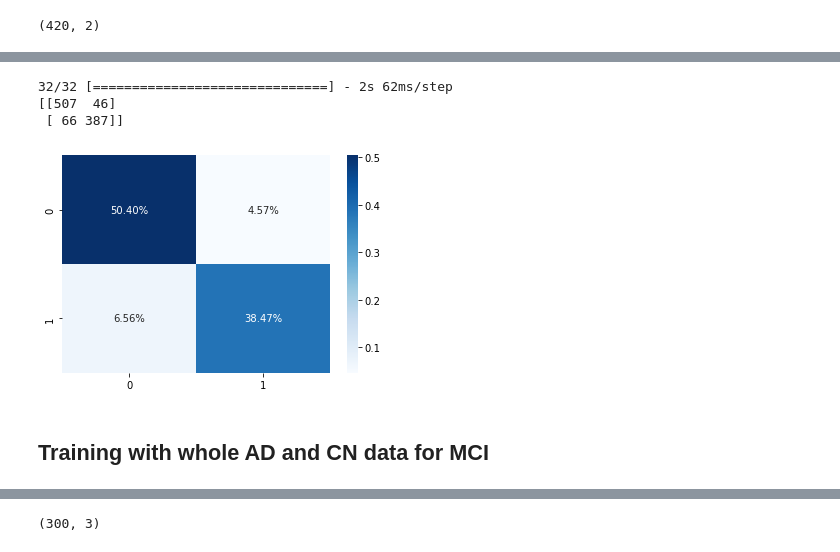
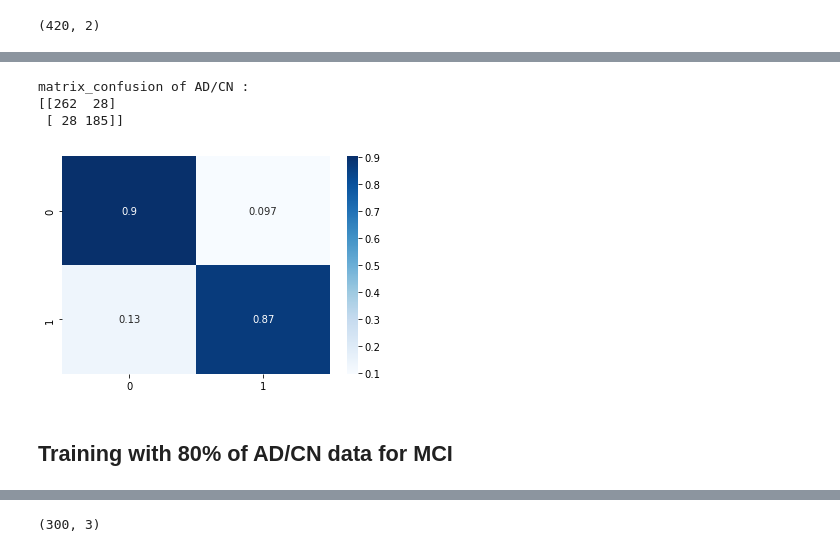
Before and after one commit to corentinlger/Alzheimer-, a Jupyter notebook: 2D-epsilon.ipynb, the cells around one changed output, grey strips where cells are left out. Saved outputs shown, nothing was run; the diff lists cells and outputs as text; code cells hidden in the pictures.

```diff
--- a/2D-epsilon.ipynb
+++ b/2D-epsilon.ipynb
@@ -50,0 +35,17 @@ for i in range(3):
+# %%
+# get an image n_mmni
+path = str(Path().resolve())
+path = path + "/ADNI1/"
+filename = os.listdir(path)[2]
+n_mmni_filename = os.path.join(path, filename)
+img_n_mmni = nib.load(n_mmni_filename)
+
+#Test of coronal projection
+img_data = coronal_adjacent_slices(img_n_mmni, (40,80), 110, 1,(40,80))
+
+img_data = coronal_adjacent_slices(img_n_mmni, (100,140), 110, 1,(40,80))
+
+
+for i in range(3):
+    plt.imshow(img_data[:, :, i])
+    plt.show()
@@ -81,8 +88,7 @@ def Data_preparation(Y, epsilon=1):
         if os.path.isfile(filename):
             img_n_mmni = nib.load(filename)
 
-
-            for i in range(-3,3):
+            for i in range(-2,1):
                 img_3_projections = []
                 img_slices_data = sagital_adjacent_slices(img_n_mmni, 60+i, epsilon, (90+i,130+i), (30+i,70+i))
                 img_3_projections.append(img_slices_data)
@@ -101,8 +107,7 @@ def Data_preparation(Y, epsilon=1):
                 elif Y['Group'][index] == 'CN':
                     Y_data.append(0)
 
-
-            for i in range(-3,3):
+            for i in range(-2,1):
                 img_3_projections = []
 
                 img_slices_data = sagital_adjacent_slices(img_n_mmni, 120+i, epsilon, (90+i,130+i), (30+i,70+i))
@@ -210,5 +219,5 @@ ________________________________________________________________________________
 # %%
 import tensorflow as tf
 callback = tf.keras.callbacks.EarlyStopping(monitor='val_accuracy', patience=15, verbose=1, restore_best_weights=True)
-history = model.fit(X_train, Y_train, epochs=50, validation_data=(X_test, Y_test), callbacks=[callback])
+history = model.fit(X_train, Y_train, epochs=40, validation_data=(X_test, Y_test), callbacks=[callback])
 # %% [output]
@@ -263,21 +282,15 @@ plot_loss_curves(history)
 # %%
-from sklearn.metrics import confusion_matrix
-from sklearn.metrics import plot_confusion_matrix
-import seaborn as sns
-
-pred = model.predict(X_test)
-pred = np.argmax(pred, axis=1)
-
-labels = np.argmax(Y_test, axis=1)
 cf_matrix = confusion_matrix(labels, pred)
+print("matrix_confusion of AD/CN :")
 print(cf_matrix)
-ax = sns.heatmap(cf_matrix/np.sum(cf_matrix), annot=True,
-            fmt='.2%', cmap='Blues')
+cf_matrix = [cf_matrix[0,:]/np.sum(cf_matrix[0,:]), cf_matrix[1,:]/np.sum(cf_matrix[1,:])]
+ax = sns.heatmap(cf_matrix, annot=True,
+            fmt='.2', cmap='Blues')
 plt.show()
 # %% [output]
-32/32 [==============================] - 2s 62ms/step
-[[507  46]
- [ 66 387]]
+matrix_confusion of AD/CN :
+[[262  28]
+ [ 28 185]]
-[figure, old version]
+[figure, new version]
 # %% [markdown]
-## Training with whole AD and CN data for MCI
+## Training with 80% of AD/CN data for MCI
```
Also changed, not shown: parts of 24 cells of this notebook.
